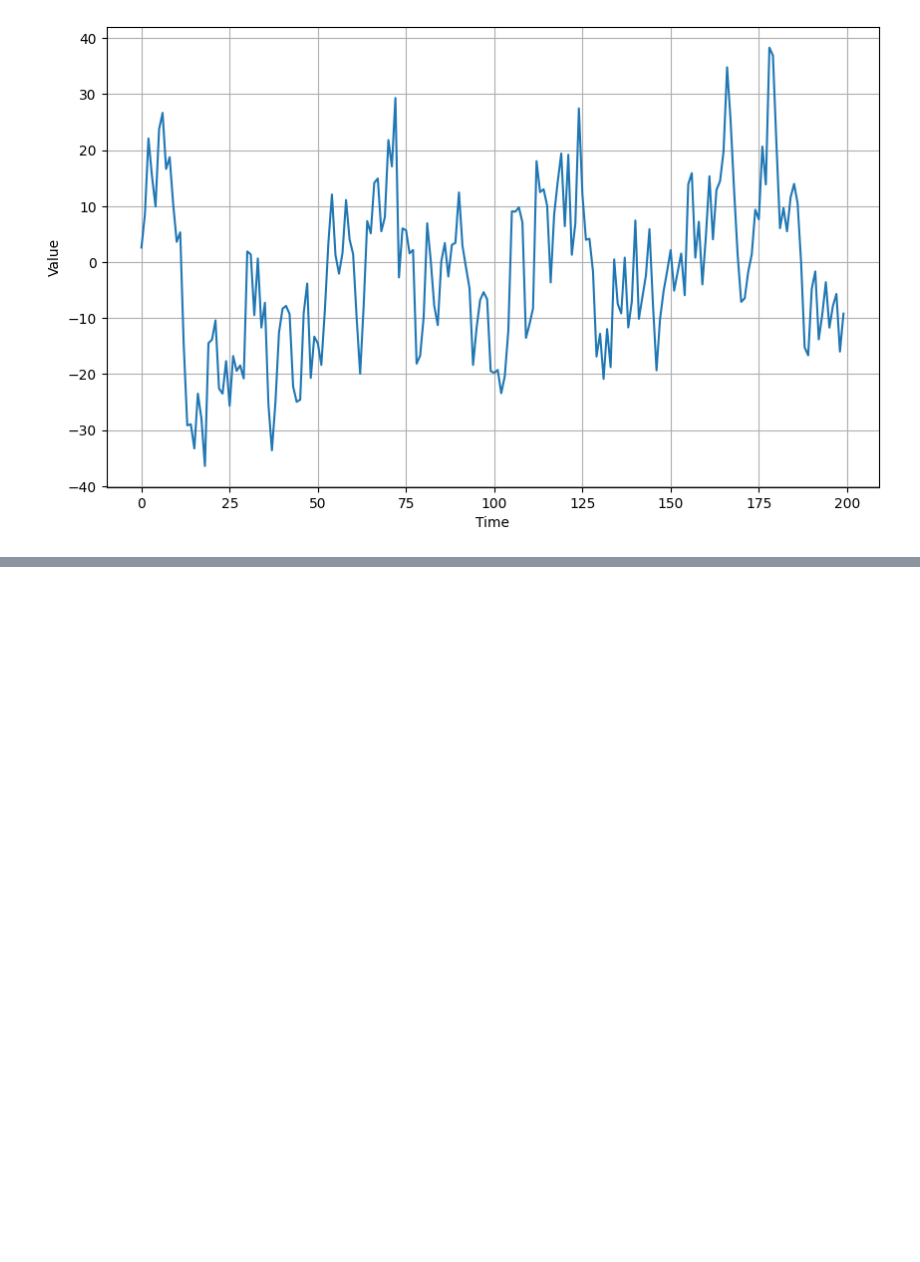
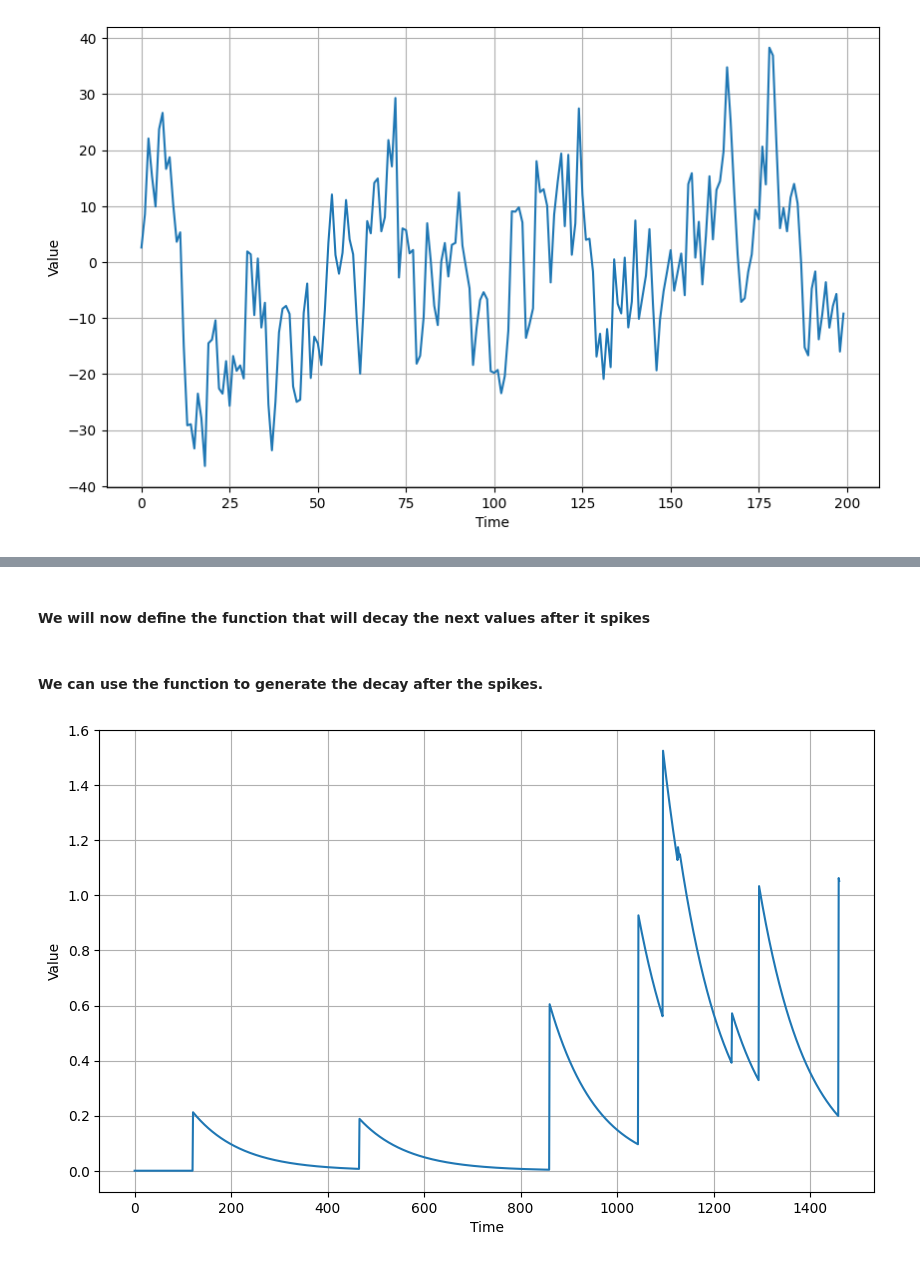
Before and after one commit to nitanshuj/COPY-TensorFlow-in-practice-Coursera-DeeplearningAI, a Jupyter notebook: Tensorflow for NN - 11 (Time Series - 1).ipynb, the cells around one changed output, grey strips where cells are left out. Cells and saved outputs as stored; diff of their text form; code cells hidden in the pictures; blank space fills up the shorter version.

Commit message:
Course 3 - Week 1 - ungraded section - complete

```diff
--- a/Tensorflow for NN - 11 (Time Series - 1).ipynb
+++ b/Tensorflow for NN - 11 (Time Series - 1).ipynb
@@ -282,0 +312,30 @@ if __name__ == "__main__":
+# %% [markdown]
+#### **We will now define the function that will decay the next values after it spikes**
+# %%
+def autocorrelation_impulses(source, phis):
+    """
+    Generates autocorrelated data from impulses
+    Args:
+      source (array of float) - contains the time steps with impulses
+      phis (dict) - dictionary containing the lag time and decay rates
+    Returns:
+      ar (array of float) - generated autocorrelated data
+    """
+    ar = source.copy()      # Copy the source
+    # Compute new series values based on the lag times and decay rates
+    for step, value in enumerate(source):
+        for lag, phi in phis.items():
+            if step - lag > 0:
+              ar[step] += phi * ar[step - lag]
+    return ar
+# %% [markdown]
+#### **We can use the function to generate the decay after the spikes.**
+# %%
+# Here - the next value is generated from previous step
+#
+if __name__ == "__main__":
+    # Use the impulses from the previous section and generate autocorrelated data
+    series = autocorrelation_impulses(impulses_signal, {1: 0.99})
+    plot_series(time, series)
+# %% [output]
+[figure, added]
```
Also changed, not shown: parts of 37 cells of this notebook, 1 other file.
